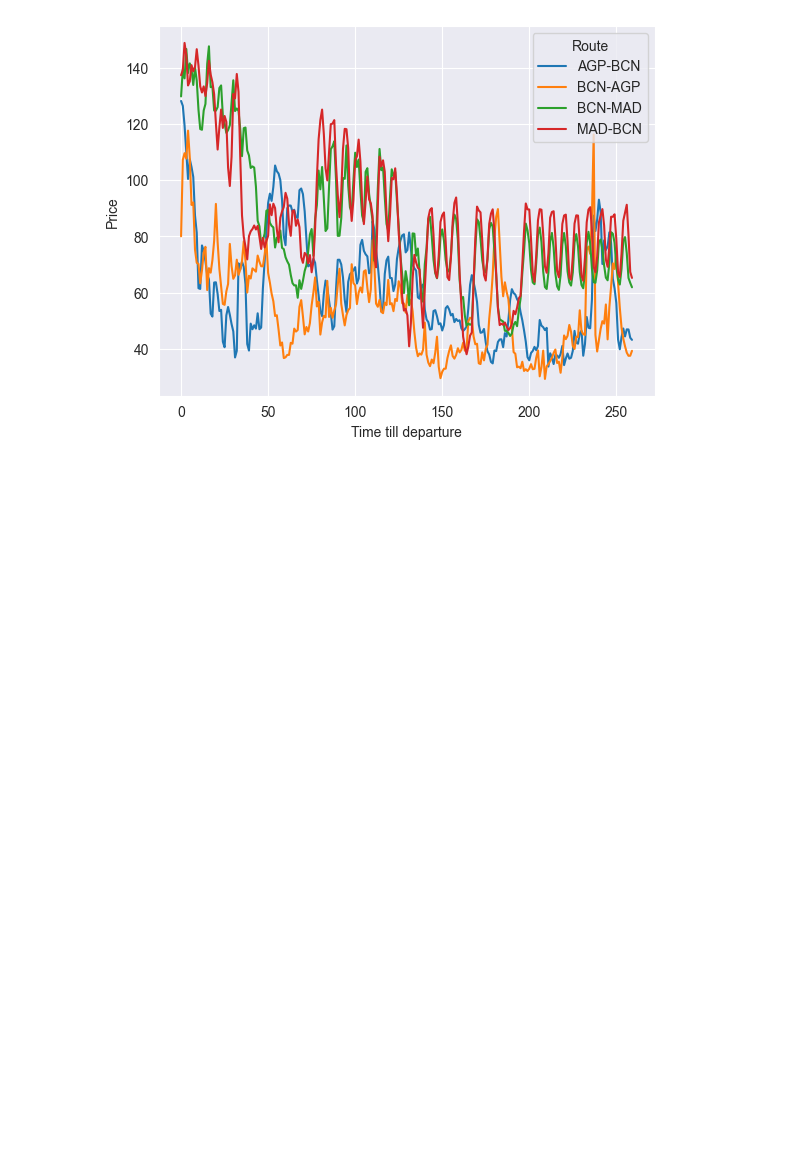
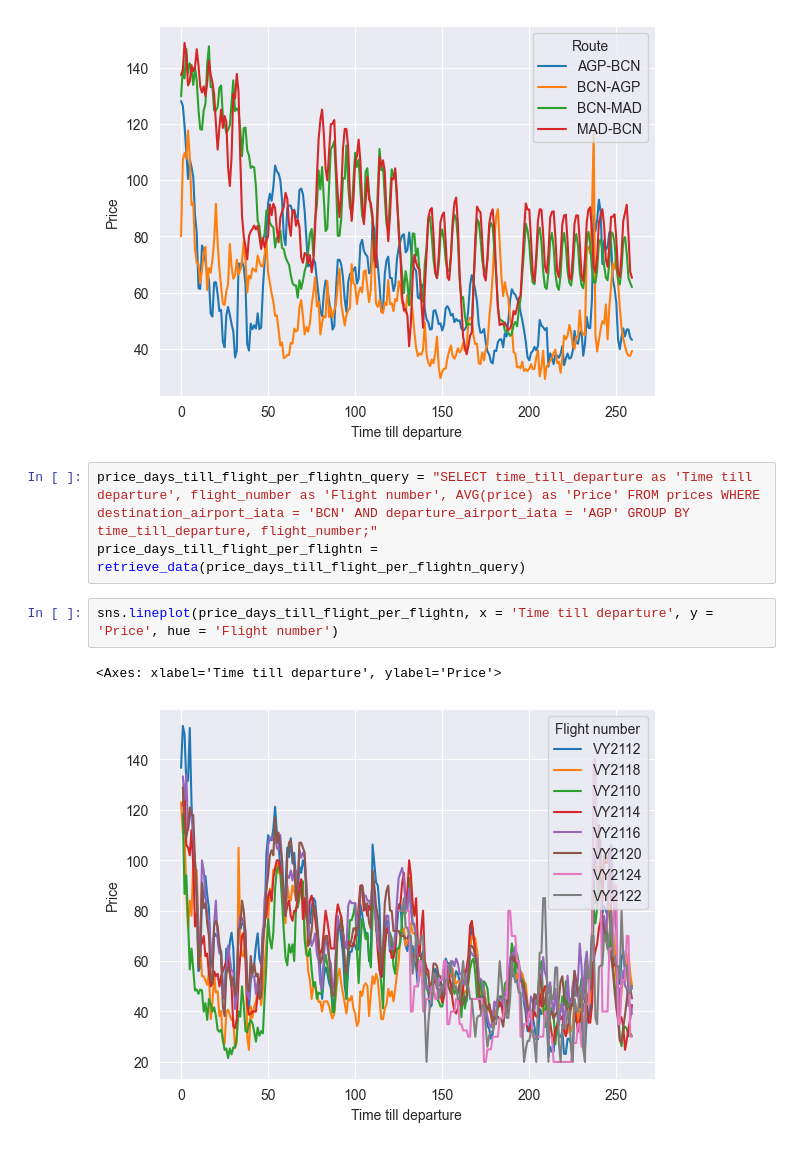
Before and after one commit to skiador/FlightPrices, a Jupyter notebook: notebooks/Data analysis.ipynb, the cells around one changed output. Cells and saved outputs as stored; diff of their text form; blank space fills up the shorter version.

```diff
--- a/notebooks/Data analysis.ipynb
+++ b/notebooks/Data analysis.ipynb
@@ -99,3 +105,11 @@ sns.lineplot(data = price_days_till_flight_per_route, x = "Time till departure",
 # %% [output]
 <Axes: xlabel='Time till departure', ylabel='Price'>
 [figure]
+# %%
+price_days_till_flight_per_flightn_query = "SELECT time_till_departure as 'Time till departure', flight_number as 'Flight number', AVG(price) as 'Price' FROM prices WHERE destination_airport_iata = 'BCN' AND departure_airport_iata = 'AGP' GROUP BY time_till_departure, flight_number;"
+price_days_till_flight_per_flightn = retrieve_data(price_days_till_flight_per_flightn_query)
+# %%
+sns.lineplot(price_days_till_flight_per_flightn, x = 'Time till departure', y = 'Price', hue = 'Flight number')
+# %% [output]
+<Axes: xlabel='Time till departure', ylabel='Price'>
+[figure, added]
```
Also changed, not shown: parts of 3 cells of this notebook.
